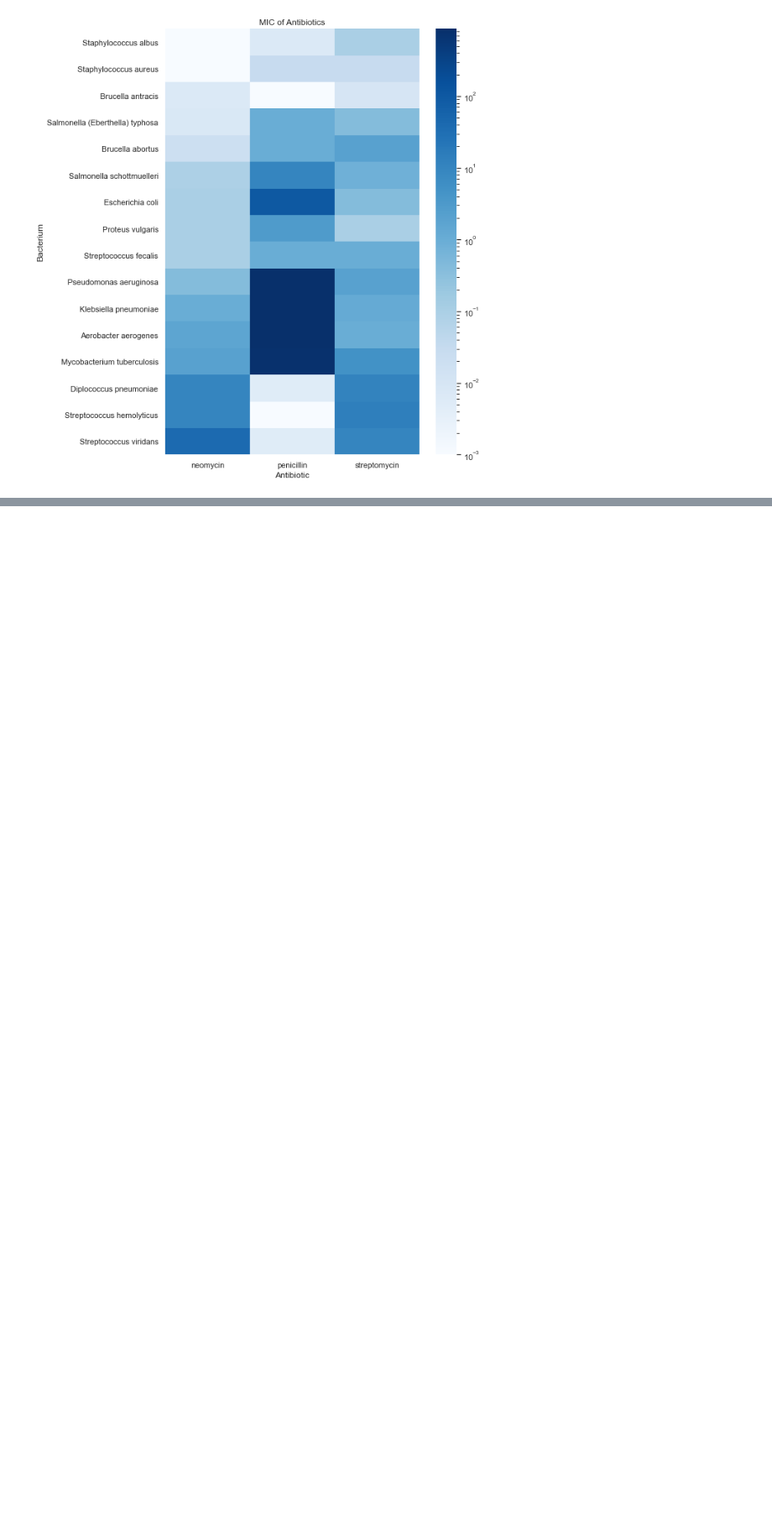
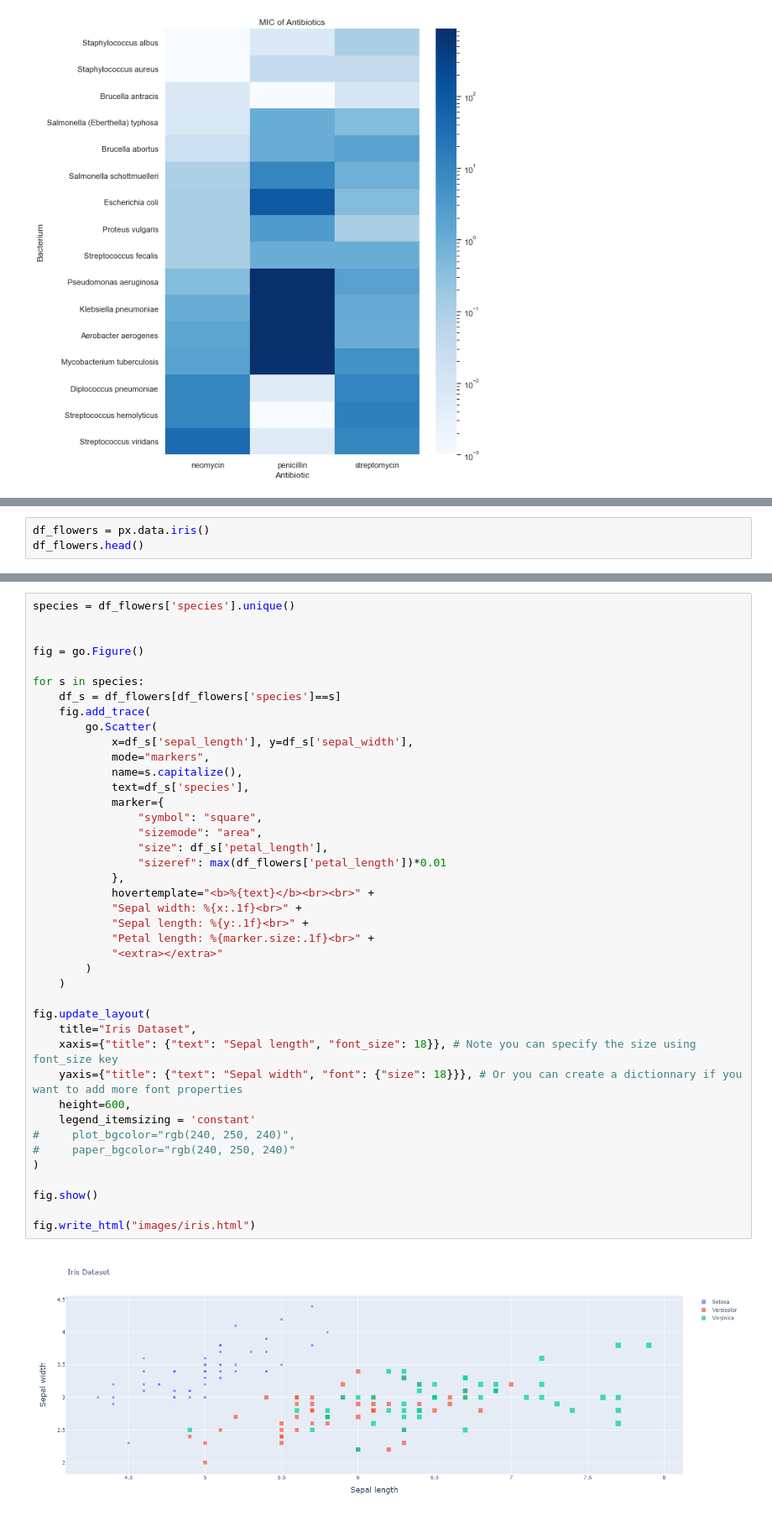
Before and after one commit to wanaguirre/data_visualization, a Jupyter notebook: Notebooks/Data_visualization.ipynb, the cells around one changed output, grey strips where cells are left out. Shown at 84% size. Saved outputs shown, nothing was run; the diff lists cells and outputs as text; blank space fills up the shorter version.

```diff
--- a/Notebooks/Data_visualization.ipynb
+++ b/Notebooks/Data_visualization.ipynb
@@ -600,0 +677,3 @@ plt.savefig('images/heatmap_transf.png', bbox_inches='tight')
+# %%
+df_flowers = px.data.iris()
+df_flowers.head()
@@ -600,0 +689,43 @@ plt.savefig('images/heatmap_transf.png', bbox_inches='tight')
+# %%
+species = df_flowers['species'].unique()
+
+
+fig = go.Figure()
+
+for s in species:
+    df_s = df_flowers[df_flowers['species']==s]
+    fig.add_trace(
+        go.Scatter(
+            x=df_s['sepal_length'], y=df_s['sepal_width'],
+            mode="markers",
+            name=s.capitalize(),
+            text=df_s['species'],
+            marker={
+                "symbol": "square",
+                "sizemode": "area",
+                "size": df_s['petal_length'],
+                "sizeref": max(df_flowers['petal_length'])*0.01
+            },
+            hovertemplate="<b>%{text}</b><br><br>" +
+            "Sepal width: %{x:.1f}<br>" +
+            "Sepal length: %{y:.1f}<br>" +
+            "Petal length: %{marker.size:.1f}<br>" +
+            "<extra></extra>"
+        )
+    )
+
+fig.update_layout(
+    title="Iris Dataset",
+    xaxis={"title": {"text": "Sepal length", "font_size": 18}}, # Note you can specify the size using font_size key
+    yaxis={"title": {"text": "Sepal width", "font": {"size": 18}}}, # Or you can create a dictionnary if you want to add more font properties
+    height=600,
+    legend_itemsizing = 'constant'
+#     plot_bgcolor="rgb(240, 250, 240)",
+#     paper_bgcolor="rgb(240, 250, 240)"
+)
+
+fig.show()
+
+fig.write_html("images/iris.html")
+# %% [output]
+[figure, added]
```
Also changed, not shown: parts of 27 cells of this notebook, 6 other files.
